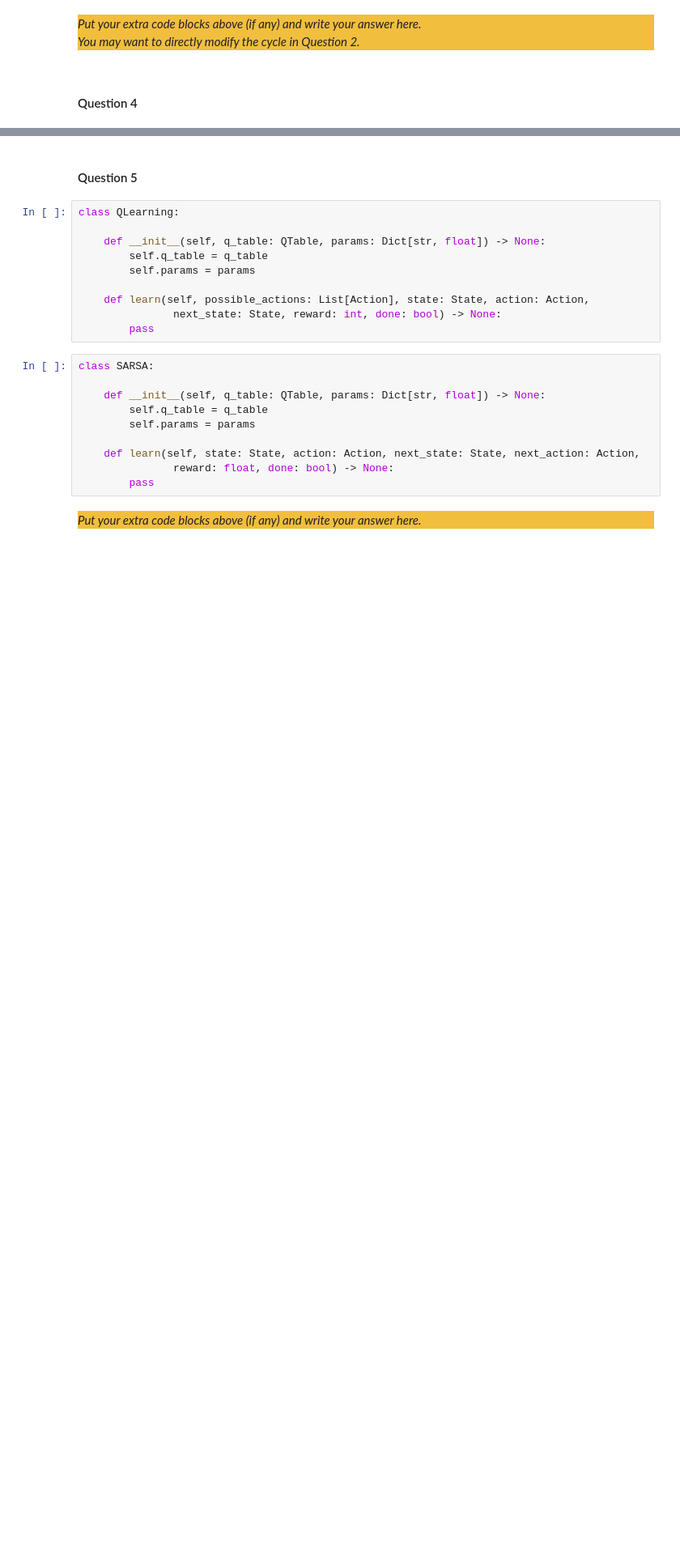
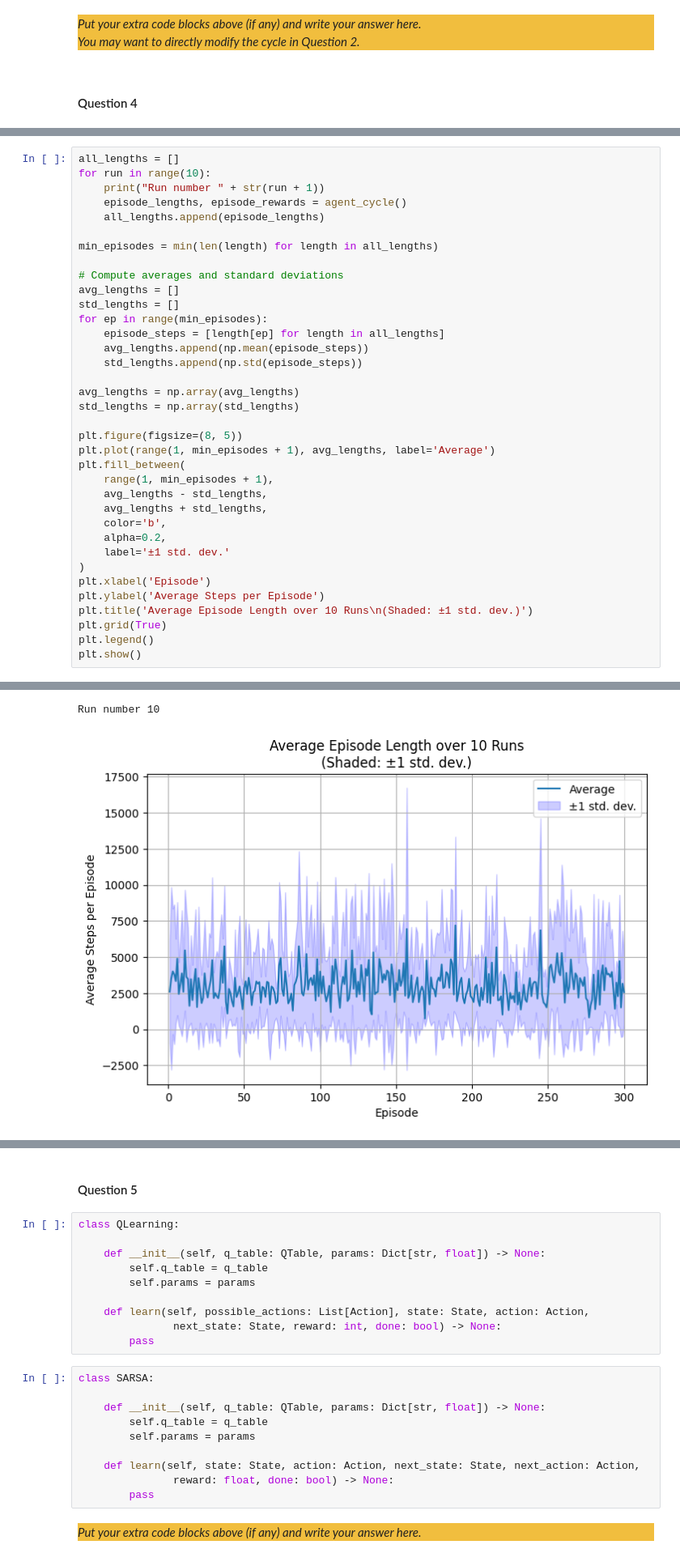
Before and after one commit to luca23bledea/CI_assignment3, a Jupyter notebook: src/Main.ipynb, the cells around one changed output, grey strips where cells are left out. Shown at 81% size. Drawn from its saved outputs; the diff is of its cells as text; blank space fills up the shorter version.

```diff
--- a/src/Main.ipynb
+++ b/src/Main.ipynb
@@ -238,0 +269,37 @@ _Put your code blocks above (if any) and write your answer here._
+# %%
+all_lengths = []
+for run in range(10):
+    print("Run number " + str(run + 1))
+    episode_lengths, episode_rewards = agent_cycle()
+    all_lengths.append(episode_lengths)
+
+min_episodes = min(len(length) for length in all_lengths)
+
+# Compute averages and standard deviations
+avg_lengths = []
+std_lengths = []
+for ep in range(min_episodes):
+    episode_steps = [length[ep] for length in all_lengths]
+    avg_lengths.append(np.mean(episode_steps))
+    std_lengths.append(np.std(episode_steps))
+
+avg_lengths = np.array(avg_lengths)
+std_lengths = np.array(std_lengths)
+
+plt.figure(figsize=(8, 5))
+plt.plot(range(1, min_episodes + 1), avg_lengths, label='Average')
+plt.fill_between(
+    range(1, min_episodes + 1),
+    avg_lengths - std_lengths,
+    avg_lengths + std_lengths,
+    color='b',
+    alpha=0.2,
+    label='±1 std. dev.'
+)
+plt.xlabel('Episode')
+plt.ylabel('Average Steps per Episode')
+plt.title('Average Episode Length over 10 Runs\n(Shaded: ±1 std. dev.)')
+plt.grid(True)
+plt.legend()
+plt.show()
+# %% [output]
@@ -238,0 +315,2 @@ _Put your code blocks above (if any) and write your answer here._
+Run number 10
+[figure, added]
```
Also changed, not shown: parts of 5 cells of this notebook.
